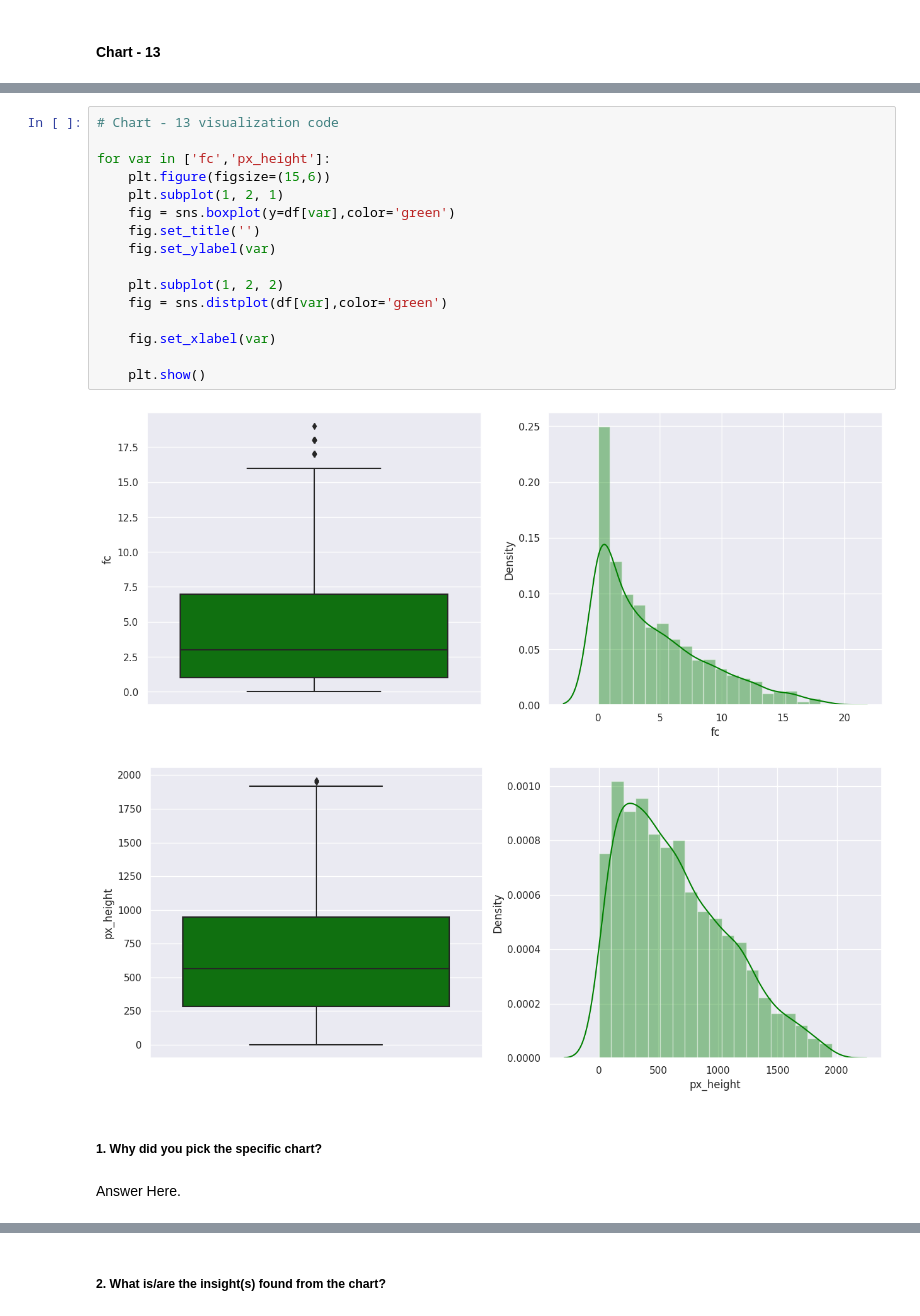
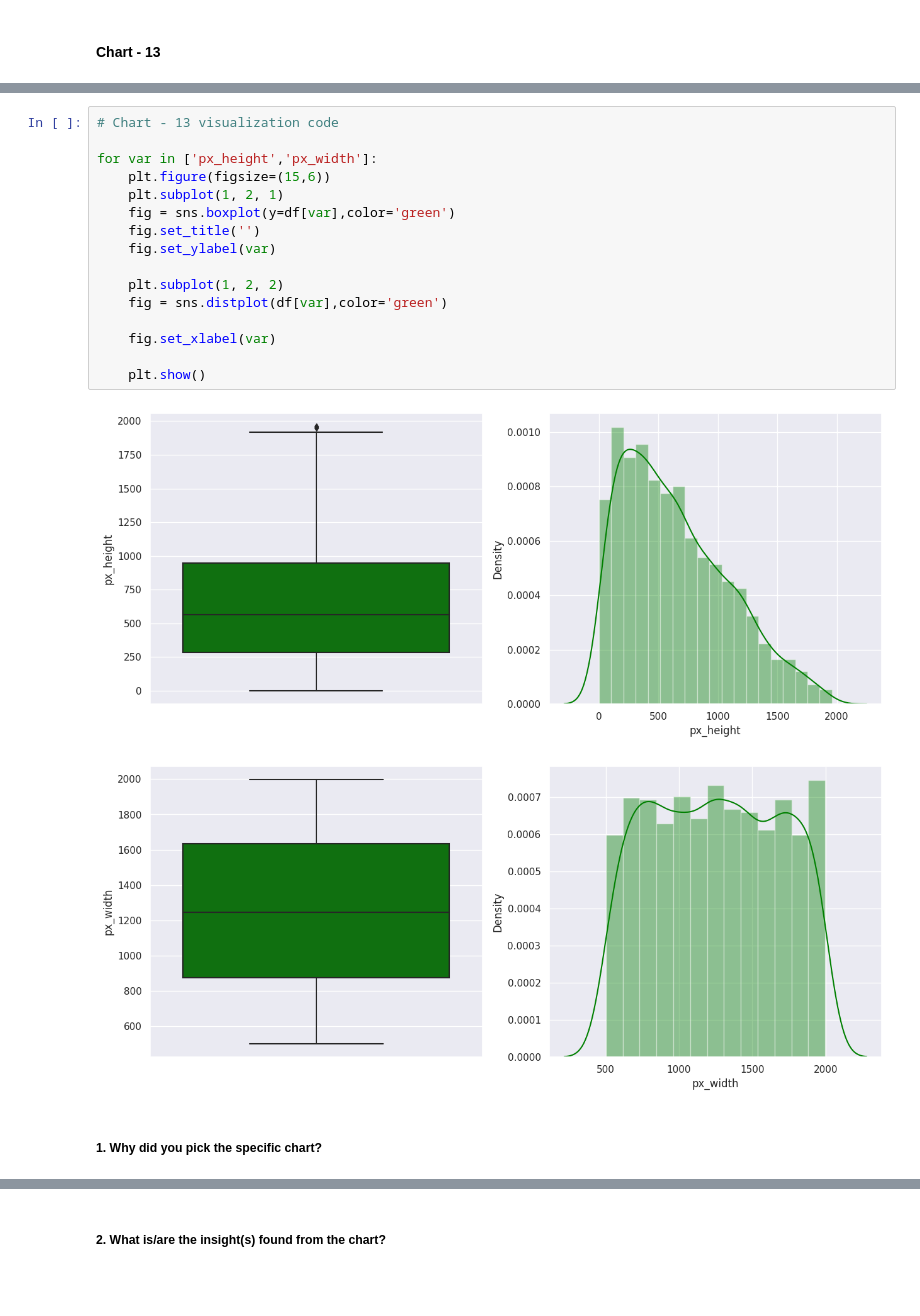
Before and after one commit to Manoharjha333/Mobile-price-range-prediction-classification, a Jupyter notebook: Mobile_price_range_prediction_classification.ipynb, the cells around one changed output, grey strips where cells are left out. Saved outputs shown, nothing was run; the diff lists cells and outputs as text; blank space fills up the shorter version.

```diff
--- a/Mobile_price_range_prediction_classification.ipynb
+++ b/Mobile_price_range_prediction_classification.ipynb
@@ -848,23 +848,21 @@ Answer Here
 # %%
 # Chart - 13 visualization code
 
-for var in ['fc','px_height']:
+for var in ['px_height','px_width']:
     plt.figure(figsize=(15,6))
     plt.subplot(1, 2, 1)
     fig = sns.boxplot(y=df[var],color='green')
     fig.set_title('')
     fig.set_ylabel(var)
 
     plt.subplot(1, 2, 2)
     fig = sns.distplot(df[var],color='green')
 
     fig.set_xlabel(var)
 
     plt.show()
 # %% [output]
-[figure, old version]
+[figure, new version]
-[figure, old version]
+[figure, new version]
 # %% [markdown]
 ##### 1. Why did you pick the specific chart?
-# %% [markdown]
-Answer Here.
```
Also changed, not shown: parts of 44 cells of this notebook.
